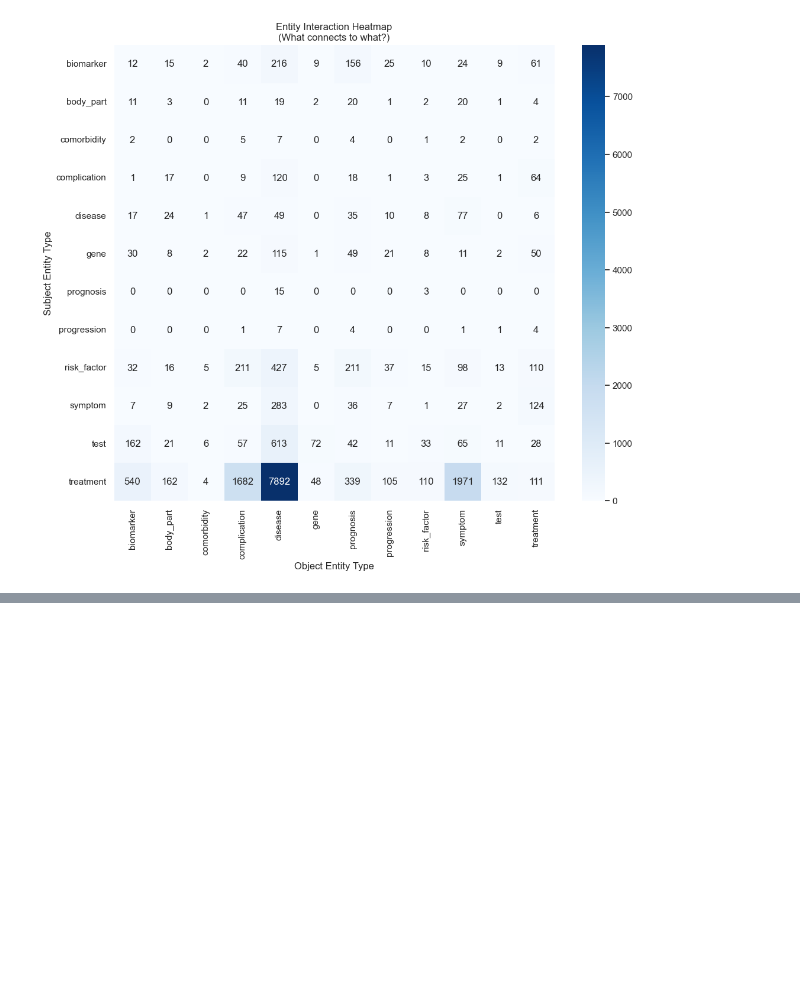
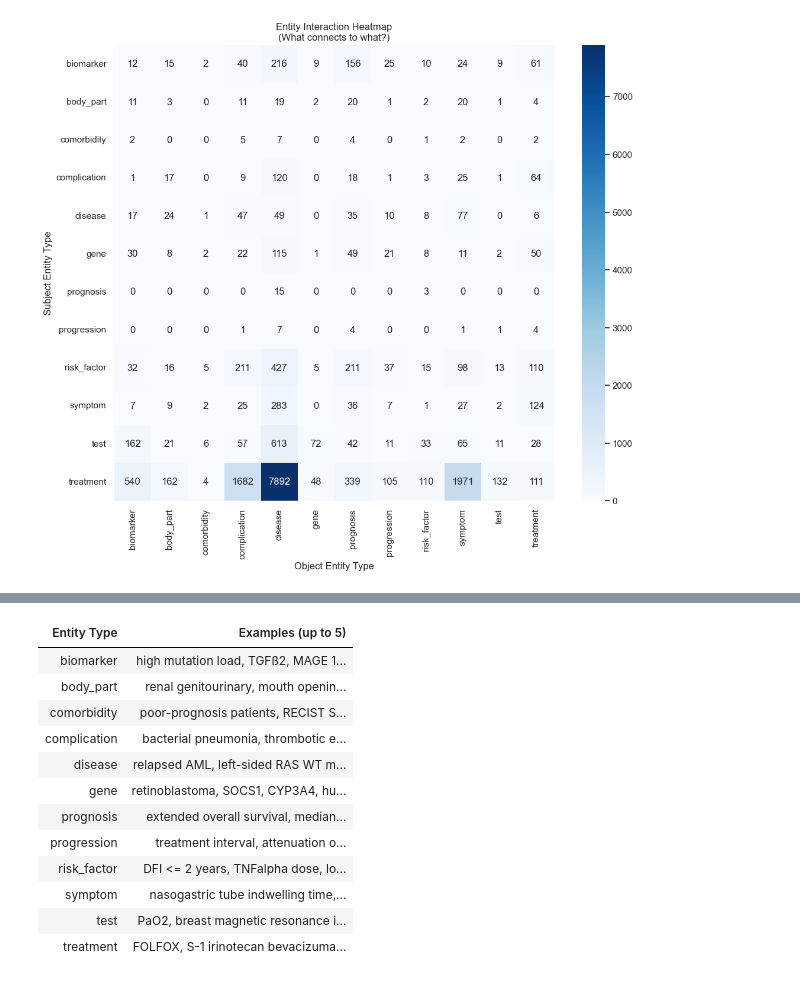
Before and after one commit to lkshmn/OncoGraphRAG, a Jupyter notebook: backend/Notebooks/eval_stats.ipynb, the cells around one changed output, grey strips where cells are left out. Saved outputs shown, nothing was run; the diff lists cells and outputs as text; code cells hidden in the pictures; blank space fills up the shorter version.

```diff
--- a/backend/Notebooks/relation_stats.ipynb
+++ b/backend/Notebooks/eval_stats.ipynb
@@ -168,0 +195,31 @@ plt.show()
+# %%
+# --- Example Entities per Type ---
+all_entities = pd.concat([
+    df[['entity1_name', 'entity1_type']].rename(columns={'entity1_name': 'name', 'entity1_type': 'type'}),
+    df[['entity2_name', 'entity2_type']].rename(columns={'entity2_name': 'name', 'entity2_type': 'type'}),
+]).drop_duplicates(subset='name')
+
+examples_per_type = (
+    all_entities
+    .groupby('type')['name']
+    .apply(lambda names: ', '.join(names.sample(min(5, len(names)), random_state=40)))
+    .reset_index()
+    .rename(columns={'type': 'Entity Type', 'name': 'Examples (up to 5)'})
+    .sort_values('Entity Type')
+)
+
+examples_per_type.style.hide(axis='index').set_properties(**{'text-align': 'left'})
+# %% [output]
+| Entity Type | Examples (up to 5) |
+| biomarker | high mutation load, TGFß2, MAGE 1... |
+| body_part | renal genitourinary, mouth openin... |
+| comorbidity | poor-prognosis patients, RECIST S... |
+| complication | bacterial pneumonia, thrombotic e... |
+| disease | relapsed AML, left-sided RAS WT m... |
+| gene | retinoblastoma, SOCS1, CYP3A4, hu... |
+| prognosis | extended overall survival, median... |
+| progression | treatment interval, attenuation o... |
+| risk_factor | DFI <= 2 years, TNFalpha dose, lo... |
+| symptom | nasogastric tube indwelling time,... |
+| test | PaO2, breast magnetic resonance i... |
+| treatment | FOLFOX, S-1 irinotecan bevacizuma... |
```
Also changed, not shown: parts of 5 cells of this notebook, 1 other file.
